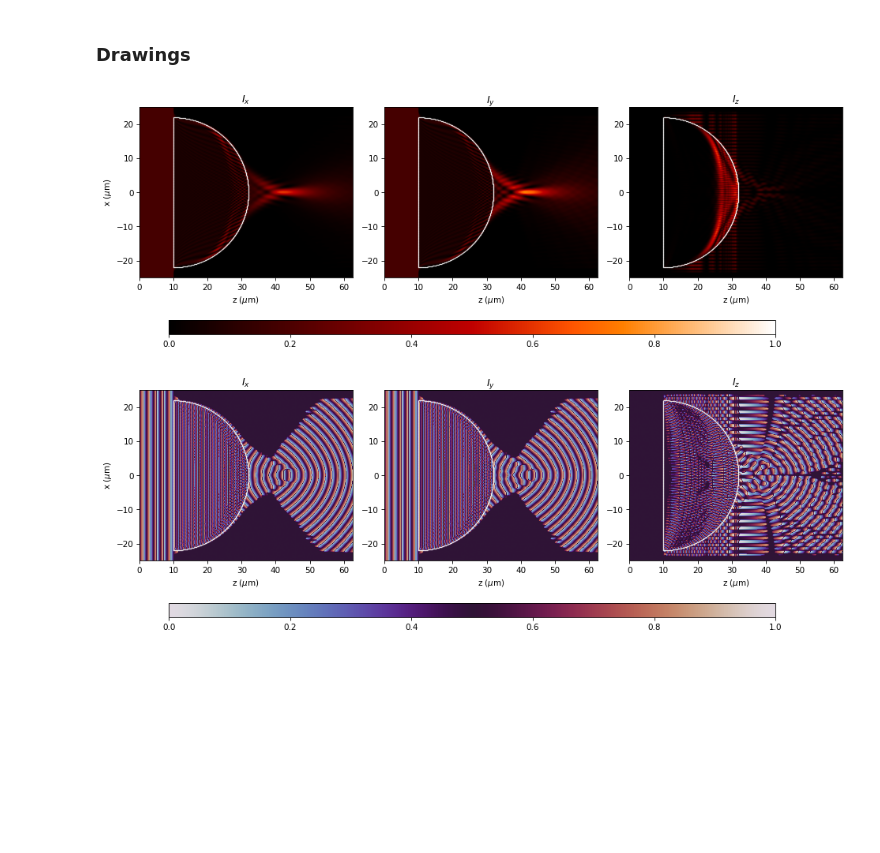
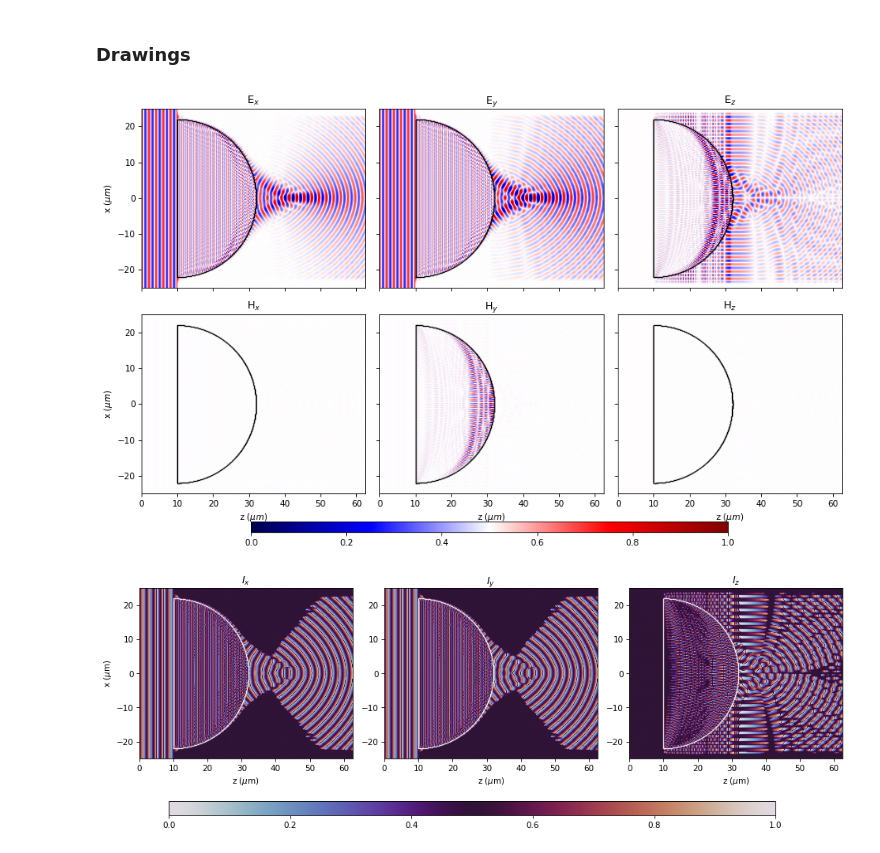
Before and after one commit to optbrea/diffractio, a Jupyter notebook: docs/source/examples_vector/lens.ipynb, the cells around one changed output. Cells and saved outputs as stored; diff of their text form; code cells hidden in the pictures; blank space fills up the shorter version.

```diff
--- a/docs/source/examples_vector/lens.ipynb
+++ b/docs/source/examples_vector/lens.ipynb
@@ -159,9 +158,9 @@ EH_xz.FP_WPM(has_edges=10*um, verbose=False)
 # %% [markdown]
 ### Drawings
 # %%
-EH_xz.draw('intensities', logarithm=1, draw_borders=True, scale='scaled')
+EH_xz.draw('EH', logarithm=1, draw_borders=True, color='k.', scale='scaled')
 # %% [output]
-[figure, old version]
+[figure, new version]
 # %%
 EH_xz.draw('phases', percentage_intensity=0.001, draw_borders=True, scale='scaled')
 # %% [output]
```
Also changed, not shown: parts of 8 cells of this notebook, 35 other files.
